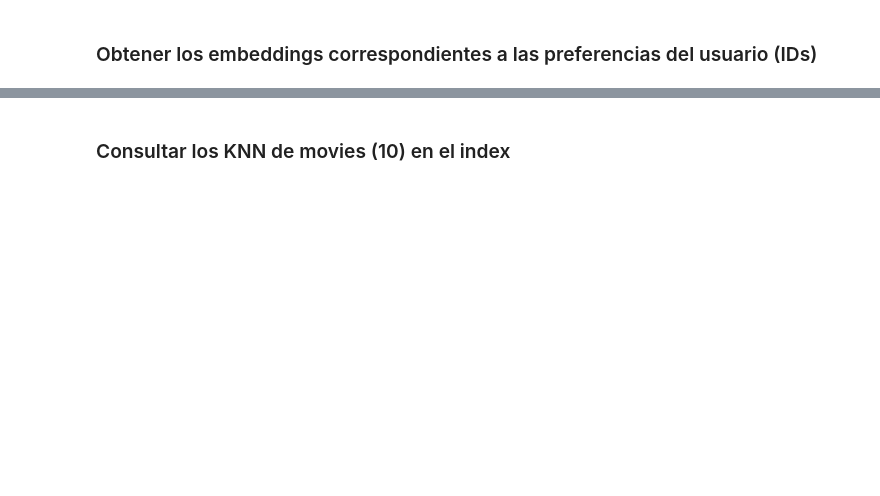
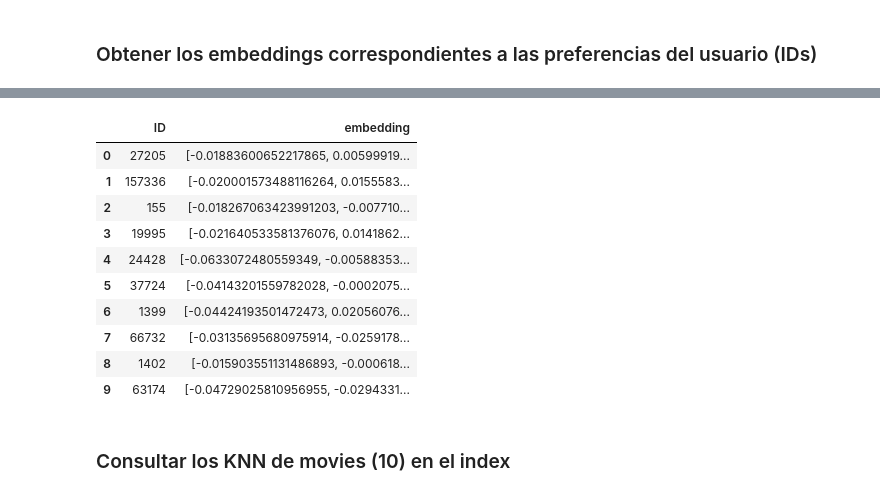
Before and after one commit to BubboApp/bubbo-data, a Jupyter notebook: recommendation-engine-alpha/from_user_pref_to_similarities.ipynb, the cells around one changed output, grey strips where cells are left out. Cells and saved outputs as stored; diff of their text form; code cells hidden in the pictures; blank space fills up the shorter version.

```diff
--- a/recommendation-engine-alpha/from_user_pref_to_similarities.ipynb
+++ b/recommendation-engine-alpha/from_user_pref_to_similarities.ipynb
@@ -26,7 +32,10 @@ PROJECT = "bubbo-dfba0"
 LOCATION = "europe-southwest1"
 
 #(donde están los embeddings por si queres consultar alguno)
-BUCKET = "gs://embeddings_new_bucket"
+BUCKET = "gs://embeddings_new_bucket/embeddings/movies_and_series/"
+BUCKET_NAME = "embeddings_new_bucket"
+storage_client = storage.Client()
+bucket = storage_client.bucket(BUCKET_NAME)
 
 #(donde esta el index para encontrar los knn)
 INDEX_NAME = "alpha_recs_movies_tv_tree_ah_eu_sw1"
@@ -34,7 +43,9 @@ INDEX_NAME = "alpha_recs_movies_tv_tree_ah_eu_sw1"
 ENDPOINT_ID = "projects/75629471929/locations/europe-southwest1/indexEndpoints/5785049643217846272"
 
 # ========== Load model ========== (no sé si lo usaremos, pero es el modelo a usar si vas a generar embeddings)
+'''
 MODEL_ID = "text-multilingual-embedding-002"
 vertexai.init(project=PROJECT, location=LOCATION)
 # Cargar modelo de embeddings
 model = TextEmbeddingModel.from_pretrained(MODEL_ID)
+'''
@@ -52,2 +97,8 @@ db = firestore.client(app=default_app)
+# %%
+# Limpiamos: solo usuarios con ID de 36 caracteres y sin valores vacíos
+user_pref = user_pref[user_pref['userId'].str.len() == 36]
+user_pref = user_pref.replace("", pd.NA)
+user_pref = user_pref.dropna()
+user_pref.reset_index(inplace=True, drop=True)
 # %% [markdown]
 ### Consultar un usuario X dentro de la collection de users para trabajar con ese ejemplo.
@@ -67,0 +115,4 @@ else:
+# %%
+# busco el user ID para que me traiga sus preferencias
+user_updating_preferences = user_pref[user_pref['userId']== f'{random_user}'].head()
+user_updating_preferences
@@ -76,0 +124,14 @@ else:
+# %%
+# convertir los valores en listas para expandirlos con explode
+user_updating_preferences['favoriteGenresIds'] = user_updating_preferences['favoriteGenresIds'].apply(lambda x: x.split(';'))
+user_updating_preferences['favoriteMoviesIds'] = user_updating_preferences['favoriteMoviesIds'].apply(lambda x: x.split(';'))
+user_updating_preferences['favoriteSeriesIds'] = user_updating_preferences['favoriteSeriesIds'].apply(lambda x: x.split(';'))
+
+# expandir preferencias de favoriteMoviesIds, favoriteGenresIds, y favoriteSeriesIds por userId
+user_fav_genres = user_updating_preferences[['userId','favoriteGenresIds']].explode('favoriteGenresIds')
+user_fav_movies = user_updating_preferences[['userId','favoriteMoviesIds']].explode('favoriteMoviesIds')
+user_fav_series = user_updating_preferences[['userId','favoriteSeriesIds']].explode('favoriteSeriesIds')
+
+# IDs únicos que necesitamos traer desde el bucket de embeddings
+movie_ids = user_fav_movies['favoriteMoviesIds'].dropna().unique().tolist()
+series_ids = user_fav_series['favoriteSeriesIds'].dropna().unique().tolist()
@@ -92,2 +202,16 @@ df
+# %%
+user_updating_preferences_data
+# %% [output]
+|  | ID | embedding |
+| 0 | 27205 | [-0.01883600652217865, 0.00599919... |
+| 1 | 157336 | [-0.020001573488116264, 0.0155583... |
+| 2 | 155 | [-0.018267063423991203, -0.007710... |
+| 3 | 19995 | [-0.021640533581376076, 0.0141862... |
+| 4 | 24428 | [-0.0633072480559349, -0.00588353... |
+| 5 | 37724 | [-0.04143201559782028, -0.0002075... |
+| 6 | 1399 | [-0.04424193501472473, 0.02056076... |
+| 7 | 66732 | [-0.03135695680975914, -0.0259178... |
+| 8 | 1402 | [-0.015903551131486893, -0.000618... |
+| 9 | 63174 | [-0.04729025810956955, -0.0294331... |
 # %% [markdown]
 ### Consultar los KNN de movies (10) en el index
```
Also changed, not shown: parts of 13 cells of this notebook.
